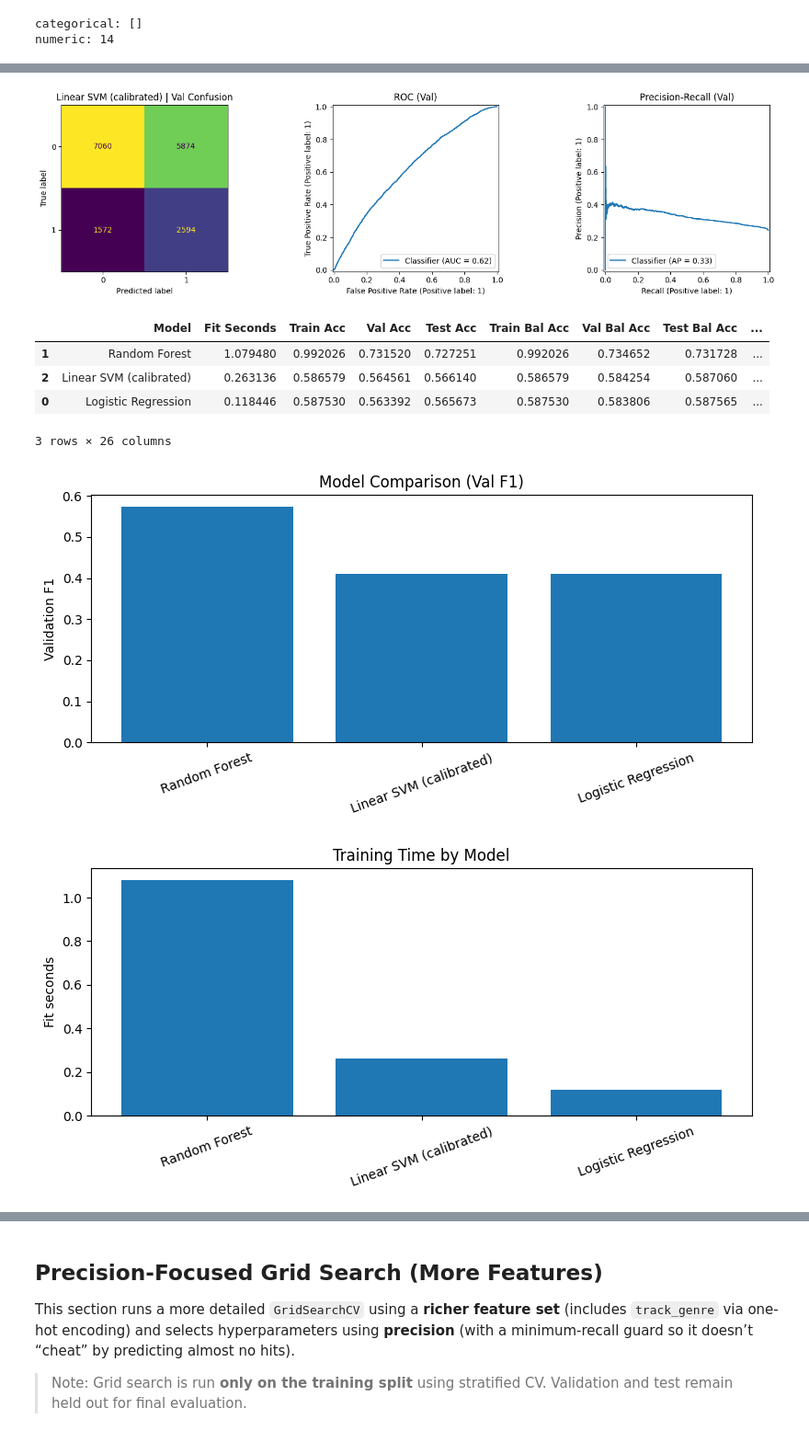
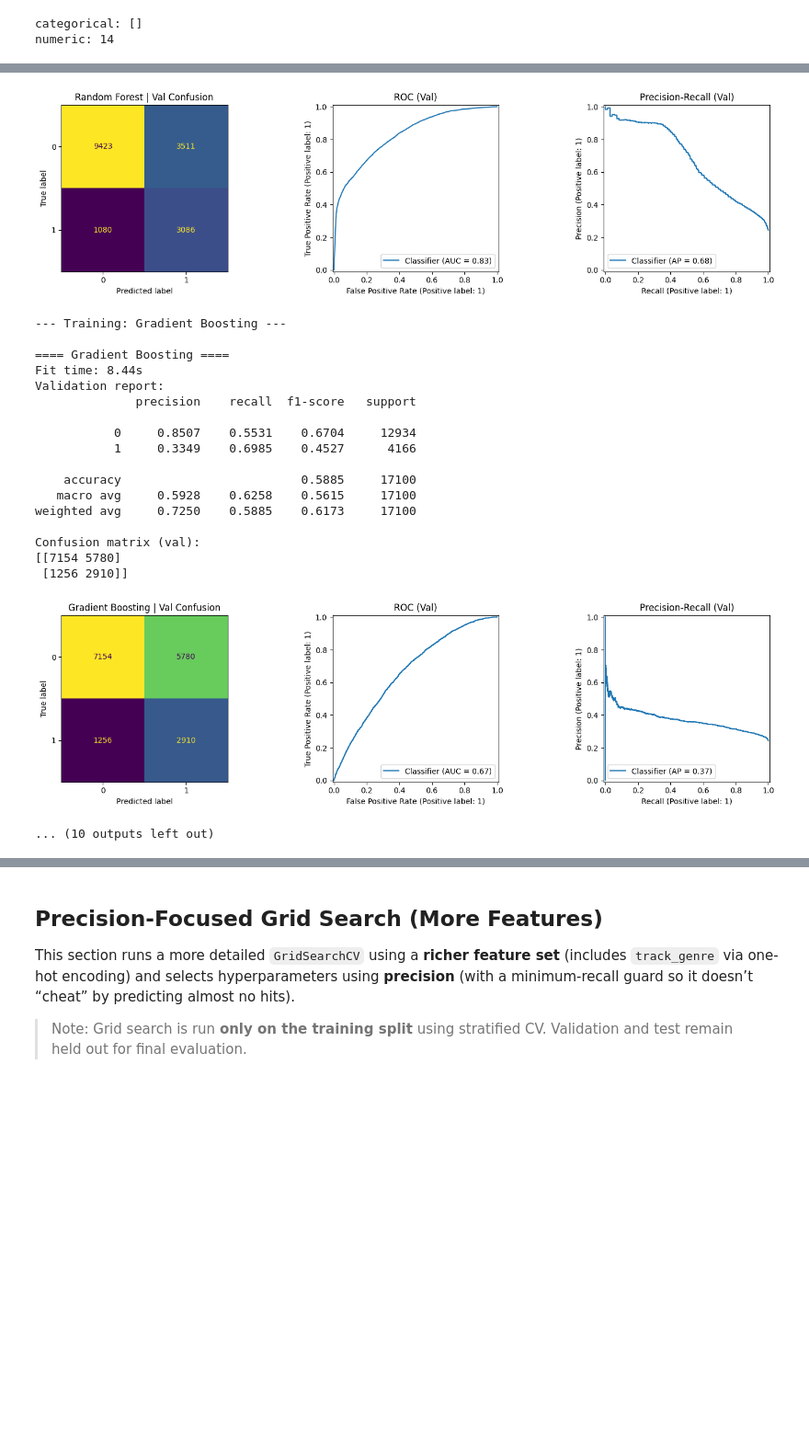
Before and after one commit to Aminbcf/Spotify-Dataset, a Jupyter notebook: model2.ipynb, the cells around one changed output, grey strips where cells are left out. Shown at 92% size. Drawn from its saved outputs; the diff is of its cells as text; code cells hidden in the pictures; blank space fills up the shorter version.

Commit message:
added lasso and ridge

```diff
--- a/model2.ipynb
+++ b/model2.ipynb
@@ -190,8 +195,21 @@ use_class_weight = not (('BALANCE_TRAIN_50_50' in globals()) and bool(BALANCE_TR
 cw = 'balanced' if use_class_weight else None
 print('Using class_weight:', cw)
 
+# --- Regularization knobs ---
+# In sklearn LogisticRegression, C is inverse regularization strength: lambda ~= 1/C
+RIDGE_C = 1.0   # L2 (ridge) strength: smaller C => stronger penalty
+LASSO_C = 0.5   # L1 (lasso) strength: smaller C => stronger penalty
+HGB_L2 = 0.1    # HistGradientBoosting L2 (ridge-like) regularization strength
+
 models = {
-    'Logistic Regression': LogisticRegression(max_iter=2000, class_weight=cw),
+    # Penalized linear models
+    'LogReg (Ridge/L2)': LogisticRegression(
+        max_iter=5000, class_weight=cw, penalty='l2', C=RIDGE_C, solver='lbfgs'
+    ),
+    'LogReg (Lasso/L1)': LogisticRegression(
+        max_iter=5000, class_weight=cw, penalty='l1', C=LASSO_C, solver='saga', n_jobs=-1
+    ),
+    # Tree models
     # verbose>0 prints tree-building progress; n_jobs=-1 uses all cores
     'Random Forest': RandomForestClassifier(
         random_state=42,
@@ -199,6 +217,16 @@ models = {
         class_weight=cw,
         verbose=1,
     ),
+    # Boosting models
+    'Gradient Boosting': GradientBoostingClassifier(random_state=42),
+    'HistGradientBoosting (L2 ridge)': HistGradientBoostingClassifier(
+        random_state=42,
+        learning_rate=0.1,
+        max_depth=None,
+        l2_regularization=HGB_L2,
+    ),
+    'AdaBoost': AdaBoostClassifier(random_state=42),
+    # Linear margin model (calibrated so we can use predict_proba downstream)
     'Linear SVM (calibrated)': CalibratedClassifierCV(
         estimator=LinearSVC(random_state=42, max_iter=20000, class_weight=cw),
         method='sigmoid',
@@ -397,11 +425,23 @@ Confusion matrix (val):
-[figure, old version]
+[figure, new version]
-|  | Model | Fit Seconds | Train Acc | Val Acc | Test Acc | Train Bal Acc | Val Bal Acc | Test Bal Acc | ... |
-| 1 | Random Forest | 1.079480 | 0.992026 | 0.731520 | 0.727251 | 0.992026 | 0.734652 | 0.731728 | ... |
-| 2 | Linear SVM (calibrated) | 0.263136 | 0.586579 | 0.564561 | 0.566140 | 0.586579 | 0.584254 | 0.587060 | ... |
-| 0 | Logistic Regression | 0.118446 | 0.587530 | 0.563392 | 0.565673 | 0.587530 | 0.583806 | 0.587565 | ... |
-3 rows × 26 columns
+--- Training: Gradient Boosting ---
+
+==== Gradient Boosting ====
+Fit time: 8.44s
+Validation report:
+              precision    recall  f1-score   support
+
+           0     0.8507    0.5531    0.6704     12934
+           1     0.3349    0.6985    0.4527      4166
+
+    accuracy                         0.5885     17100
+   macro avg     0.5928    0.6258    0.5615     17100
+weighted avg     0.7250    0.5885    0.6173     17100
+
+Confusion matrix (val):
+[[7154 5780]
+ [1256 2910]]
-[figure, old version]
+[figure, new version]
-[figure, removed]
+... (10 outputs left out)
 # %%
 # Threshold tuning for imbalanced classification + graphs
 from sklearn.base import clone
```
Also changed, not shown: parts of 6 cells of this notebook.
